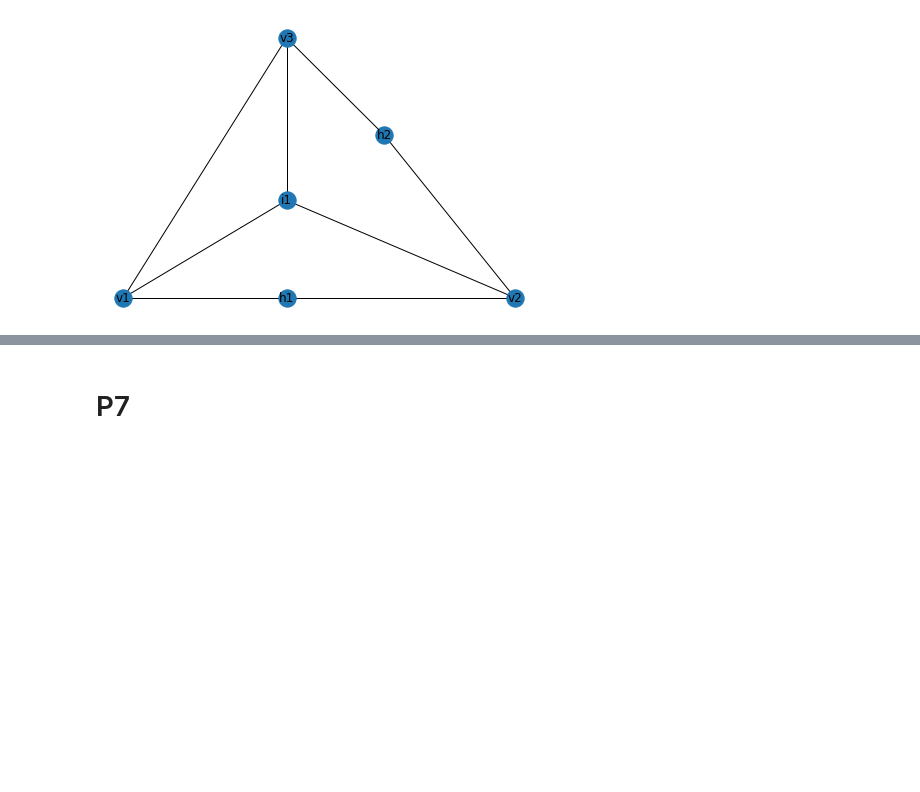
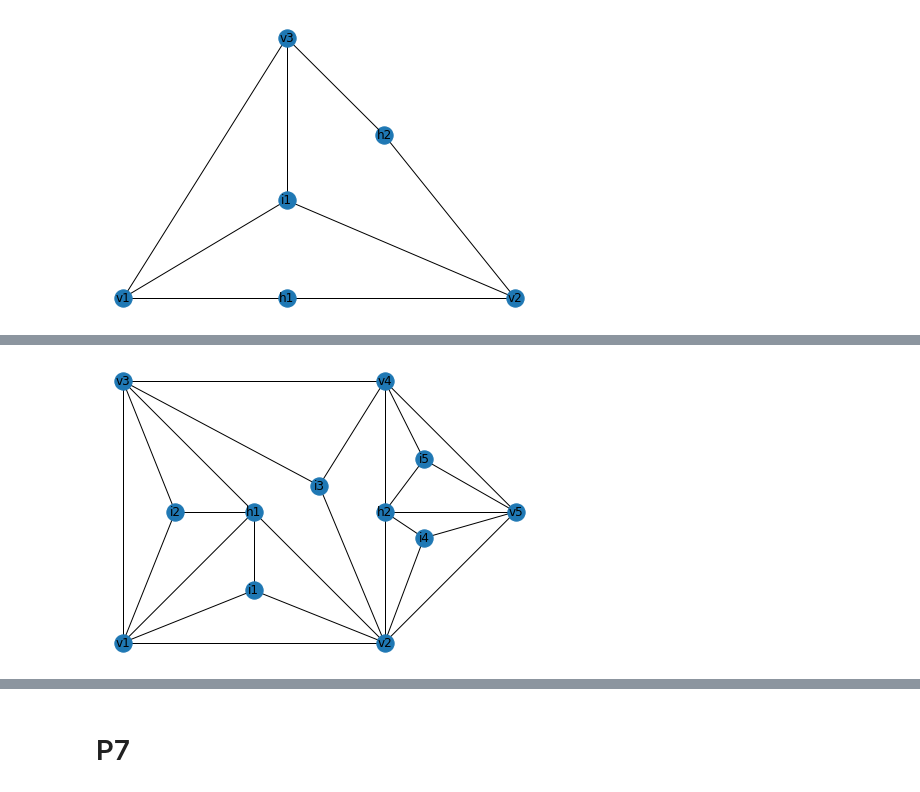
Before and after one commit to aleqsio/Terrain, a Jupyter notebook: CADY-ULTIMATE2.ipynb, the cells around one changed output, grey strips where cells are left out. Cells and saved outputs as stored; diff of their text form; code cells hidden in the pictures; blank space fills up the shorter version.

Commit message:
Add final P6 test cases

```diff
--- a/CADY-ULTIMATE2.ipynb
+++ b/CADY-ULTIMATE2.ipynb
@@ -291,0 +325,76 @@ nx.draw(G, build_pos_dict(G), with_labels = True)
+# %%
+# Graf podany na zajęciach na którym sprawdzana była poprawność rozwiązania
+def get_P6_test_graph():
+    G = nx.Graph()
+    vertices = {"v1": (0, 0, 0),
+                "v2": (100, 0, 0),
+                "v3": (0, 100, 0),
+                "v4": (100, 100, 0),
+                "v5": (150, 50, 0),
+                "h1": (50, 50, 0),
+                "h2": (100, 50, 0),
+                "i1": (50, 20, 0),
+                "i2": (20, 50, 0),
+                "i3": (75, 60, 0),
+                "i4": (115, 40, 0),
+                "i5": (115, 70, 0)
+               }
+
+    for n, c in vertices.items():
+        G.add_node(n, x=c[0], y=c[1], z=c[2])
+
+    attrs = {"i1": {'R': True},
+             "i2": {'R': False},
+             "i3": {'R': False},
+             "i4": {'R': False},
+             "i5": {'R': False}
+            }
+    nx.set_node_attributes(G, attrs)
+
+    G.add_edge("v1", "v2", length = 100, B=False)
+    G.add_edge("v1", "v3", length = 100, B=False)
+    G.add_edge("v3", "v4", length = 100, B=False)
+
+    G.add_edge("v1", "h1", length = 70.7, B=False)
+    G.add_edge("v2", "h1", length = 70.7, B=False)
+    G.add_edge("v3", "h1", length = 70.7, B=False)
+
+    G.add_edge("v2", "h2", length = 50, B=False)
+    G.add_edge("v4", "h2", length = 50, B=False)
+
+    G.add_edge("v5", "h2", length = 50, B=False)
+
+    G.add_edge("v2", "v5", length = 35.4, B=False)
+    G.add_edge("v4", "v5", length = 35.4, B=False)
+
+
+    G.add_edge("i1", "v1", length = 35.4, B=False)
+    G.add_edge("i1", "v2", length = 35.4, B=False)
+    G.add_edge("i1", "h1", length = 35.4, B=False)
+
+    G.add_edge("i2", "v1", length = 35.4, B=False)
+    G.add_edge("i2", "v3", length = 35.4, B=False)
+    G.add_edge("i2", "h1", length = 35.4, B=False)
+
+
+    G.add_edge("i3", "v2", length = 35.4, B=False)
+    G.add_edge("i3", "v3", length = 35.4, B=False)
+    G.add_edge("i3", "v4", length = 35.4, B=False)
+
+
+    G.add_edge("i4", "v2", length = 35.4, B=False)
+    G.add_edge("i4", "v5", length = 35.4, B=False)
+    G.add_edge("i4", "h2", length = 35.4, B=False)
+
+
+    G.add_edge("i5", "v4", length = 35.4, B=False)
+    G.add_edge("i5", "v5", length = 35.4, B=False)
+    G.add_edge("i5", "h2", length = 35.4, B=False)
+
+
+    return G
+
+G = get_P6_test_graph()
+nx.draw(G, build_pos_dict(G), with_labels = True)
+# %% [output]
+[figure, added]
```
Also changed, not shown: parts of 8 cells of this notebook.
